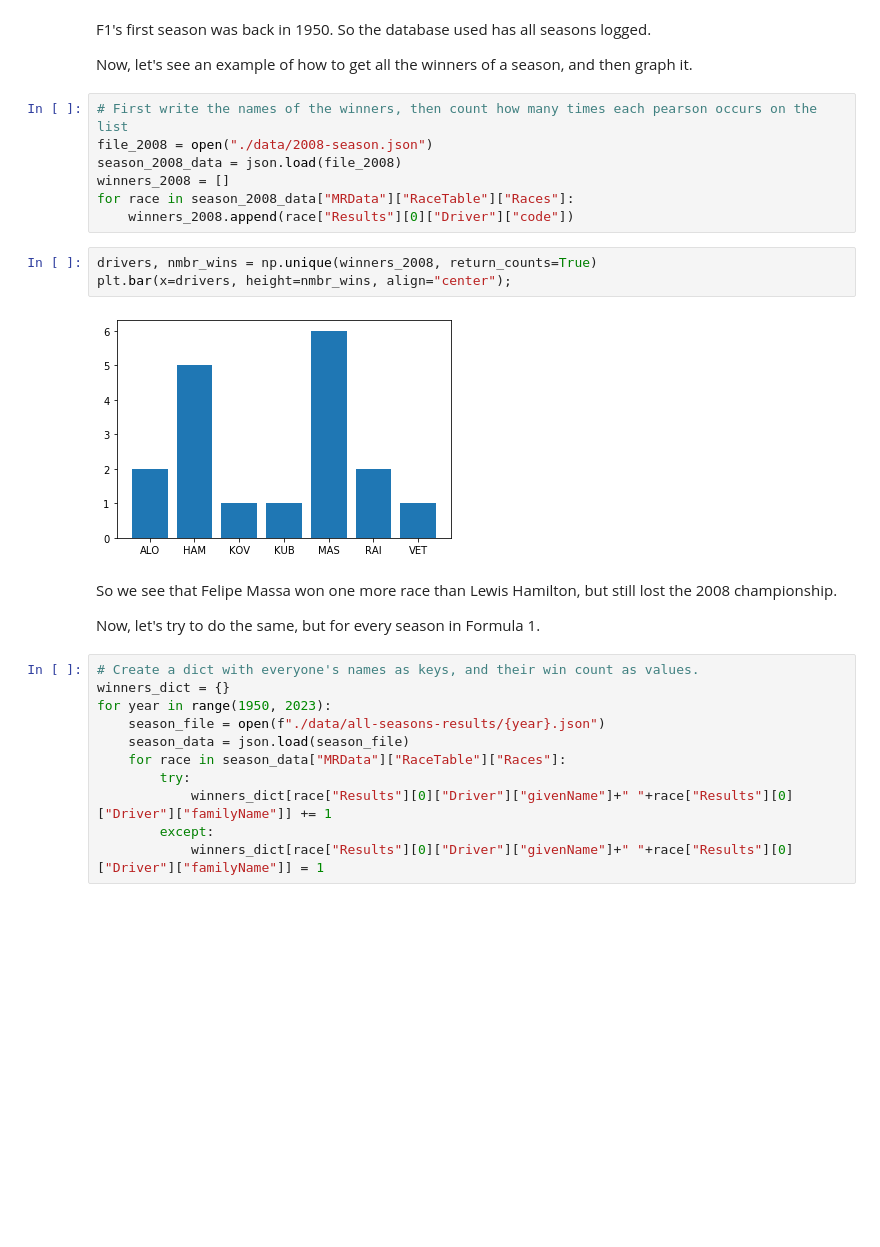
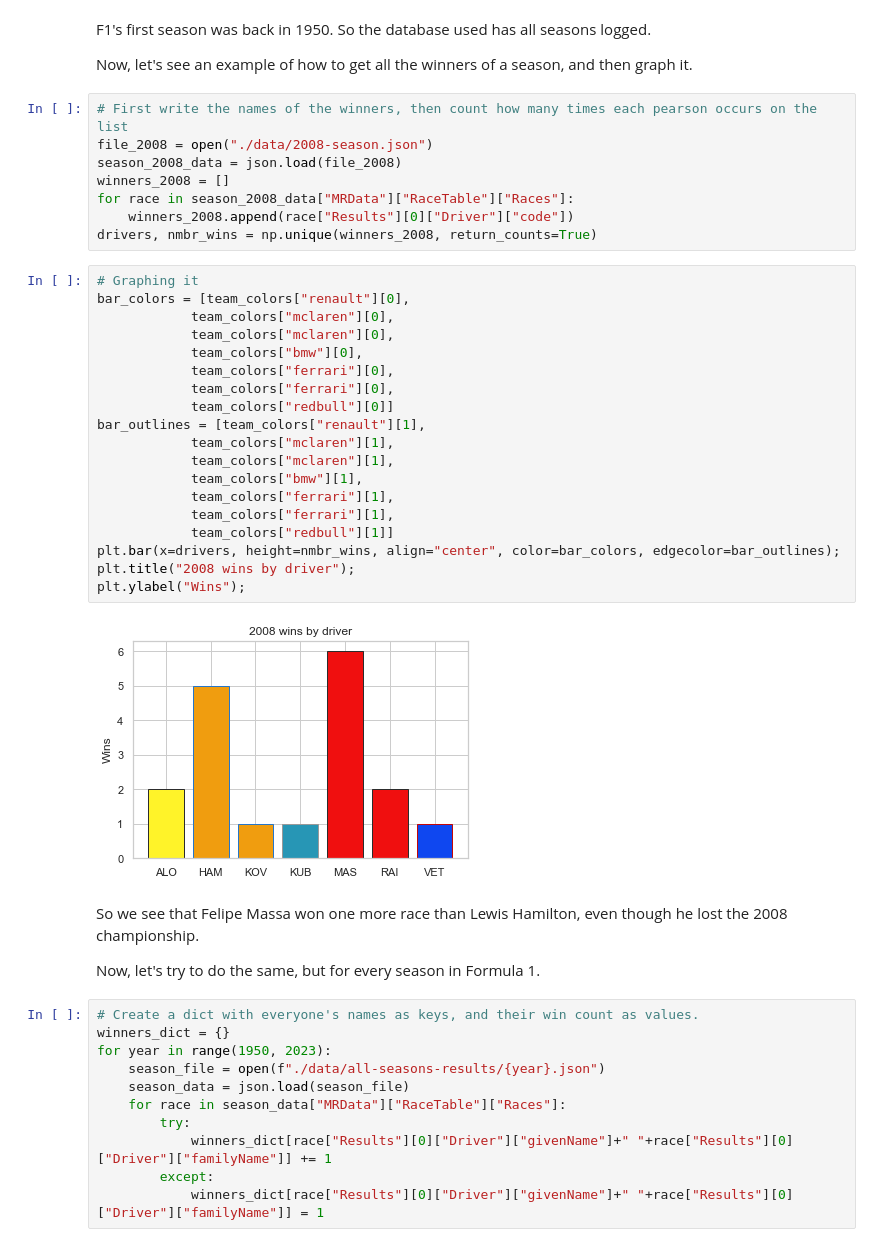
Before and after one commit to leoDomingos/study-on-formula-1-champions, a Jupyter notebook: f1-drivers-study.ipynb, the cells around one changed output. Cells and saved outputs as stored; diff of their text form; blank space fills up the shorter version.

```diff
--- a/f1-drivers-study.ipynb
+++ b/f1-drivers-study.ipynb
@@ -51,13 +62,30 @@ season_2008_data = json.load(file_2008)
 winners_2008 = []
 for race in season_2008_data["MRData"]["RaceTable"]["Races"]:
     winners_2008.append(race["Results"][0]["Driver"]["code"])
+drivers, nmbr_wins = np.unique(winners_2008, return_counts=True)
-# %%
-drivers, nmbr_wins = np.unique(winners_2008, return_counts=True)
-plt.bar(x=drivers, height=nmbr_wins, align="center");
-# %% [output]
-[figure, removed]
+# %%
+# Graphing it
+bar_colors = [team_colors["renault"][0],
+            team_colors["mclaren"][0],
+            team_colors["mclaren"][0],
+            team_colors["bmw"][0],
+            team_colors["ferrari"][0],
+            team_colors["ferrari"][0],
+            team_colors["redbull"][0]]
+bar_outlines = [team_colors["renault"][1],
+            team_colors["mclaren"][1],
+            team_colors["mclaren"][1],
+            team_colors["bmw"][1],
+            team_colors["ferrari"][1],
+            team_colors["ferrari"][1],
+            team_colors["redbull"][1]]
+plt.bar(x=drivers, height=nmbr_wins, align="center", color=bar_colors, edgecolor=bar_outlines);
+plt.title("2008 wins by driver");
+plt.ylabel("Wins");
+# %% [output]
+[figure, added]
 # %% [markdown]
-So we see that Felipe Massa won one more race than Lewis Hamilton, but still lost the 2008 championship.
+So we see that Felipe Massa won one more race than Lewis Hamilton, even though he lost the 2008 championship.
 
 Now, let's try to do the same, but for every season in Formula 1.
 # %%
```
Also changed, not shown: parts of 36 cells of this notebook.
